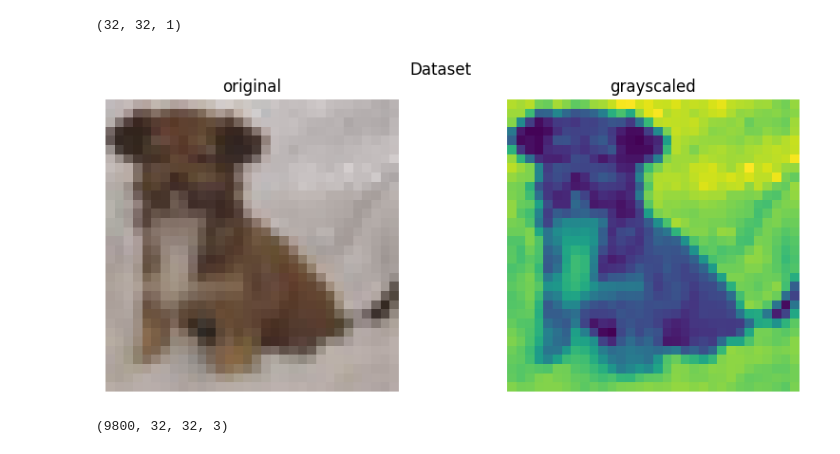
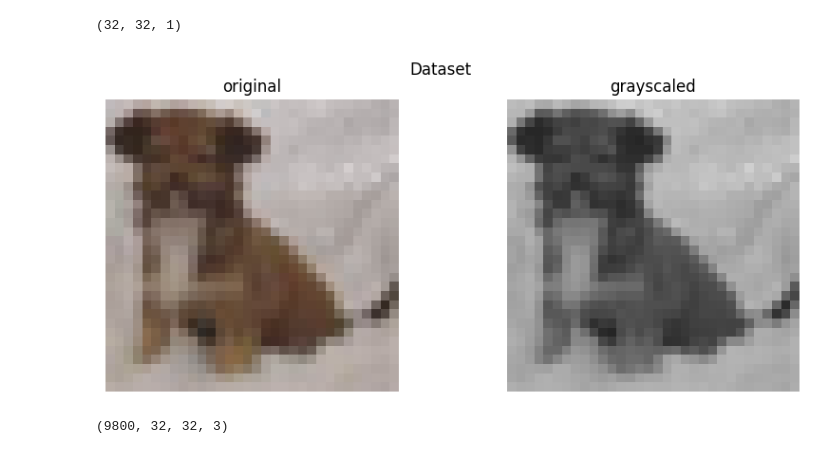
Before and after one commit to Rin4797/Data_Augmentation_Research, a Jupyter notebook: drafts/Augmentation_beginning.ipynb, the cells around one changed output. Cells and saved outputs as stored; diff of their text form; code cells hidden in the pictures.

Commit message:
Grayscale method update

```diff
--- a/drafts/Augmentation_beginning.ipynb
+++ b/drafts/Augmentation_beginning.ipynb
@@ -263,22 +263,22 @@ grayscaled[2].shape
 # %%
 plt.figure(figsize=(10, 4))
 
 plt.subplot(1, 2, 1)
 plt.subplots_adjust(hspace=0.3)
 plt.imshow(small_dataset[2] / 255)
 plt.title("original")
 plt.axis('off')
 
 plt.subplot(1, 2, 2)
 plt.subplots_adjust(hspace=0.3)
-#plt.imshow(np.concatenate((grayscaled[2], grayscaled[2], grayscaled[2]), axis=2) / 255)
-plt.imshow(grayscaled[2] / 255)
+plt.imshow(np.concatenate((grayscaled[2], grayscaled[2], grayscaled[2]), axis=2) / 255)
+#plt.imshow(grayscaled[2] / 255)
 plt.title("grayscaled")
 plt.axis('off')
 
 _ = plt.suptitle("Dataset")
 # %% [output]
-[figure, old version]
+[figure, new version]
 # %%
 grayscaled = np.concatenate((grayscaled, grayscaled, grayscaled), axis=3)
 flipped_grayscaled = np.concatenate((flipped_grayscaled, flipped_grayscaled, flipped_grayscaled), axis=3)
```
